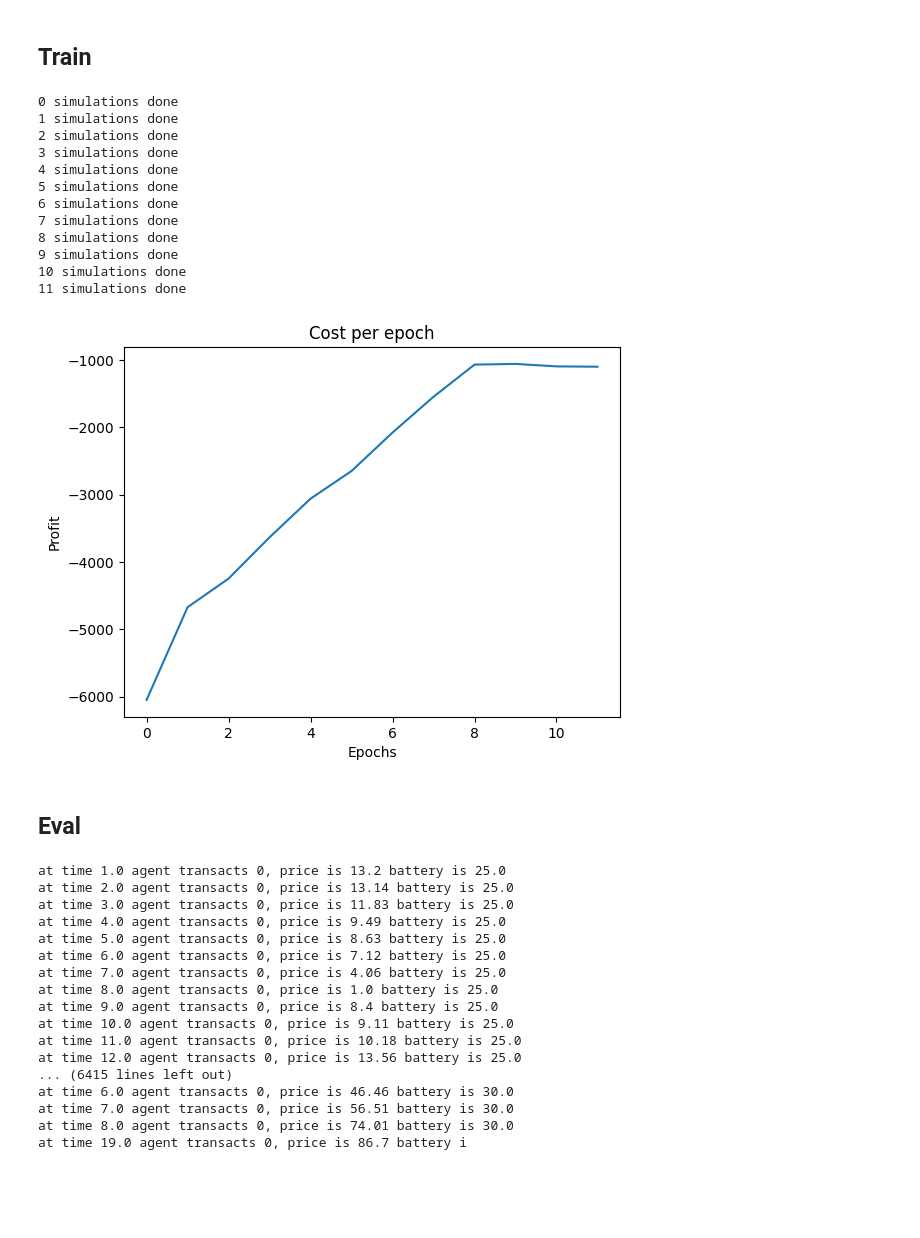
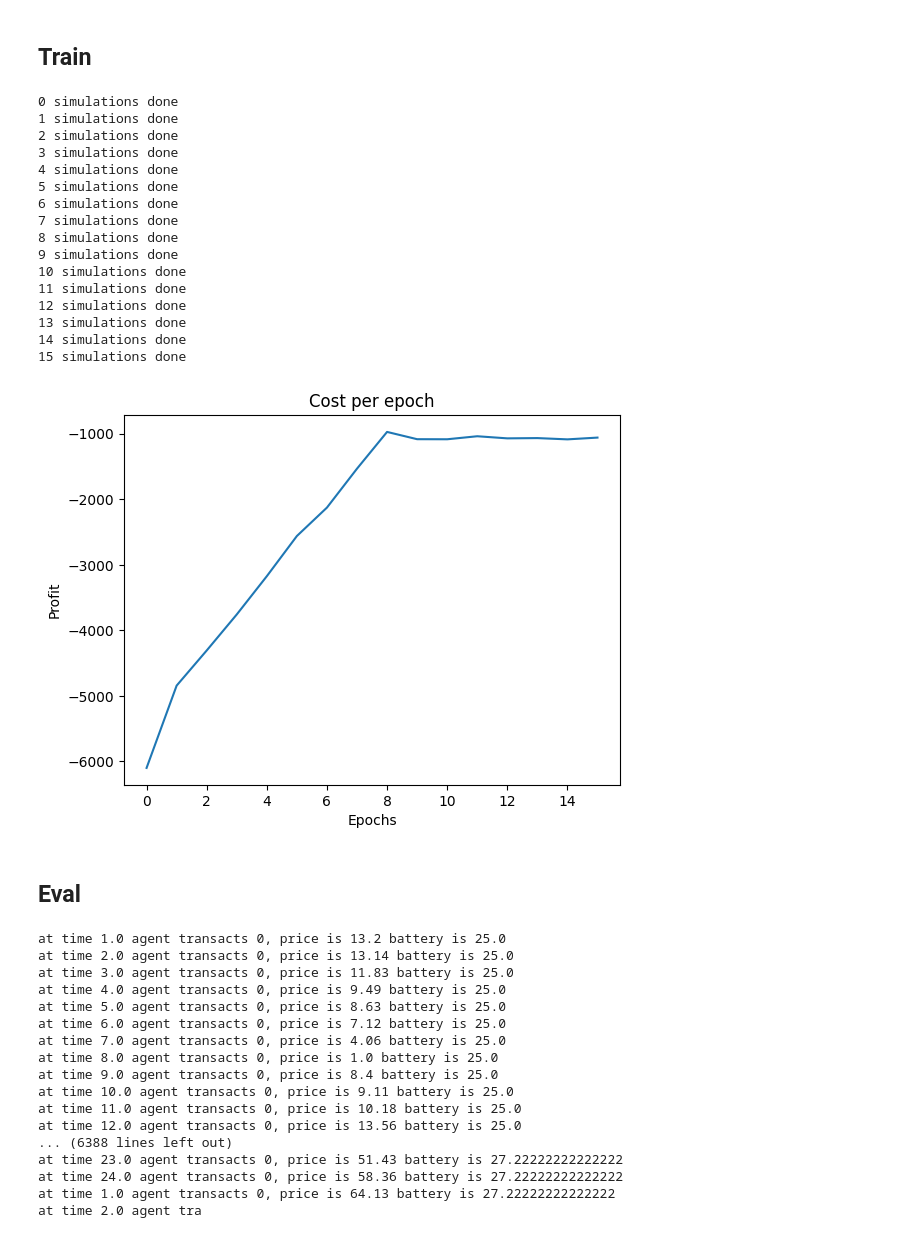
Before and after one commit to aeli3/RL-Project-2024, a Jupyter notebook: Final_Agent.ipynb, the cells around one changed output. Saved outputs shown, nothing was run; the diff lists cells and outputs as text; code cells hidden in the pictures; blank space fills up the shorter version.

```diff
--- a/Final_Agent.ipynb
+++ b/Final_Agent.ipynb
@@ -210,7 +210,7 @@ class QAgent():
 
     def reward_shape(self, reward, continuous_action):
         if continuous_action < 0:
-            reward -= 0.05 * 35
+            reward -= 0.05 * 25
         if continuous_action > 0:
             reward -= 0.02 * 25
         return reward
@@ -255,11 +255,12 @@ class QAgent():
             while not done:
                 current_state = self.env.observation()
                 current_state = self.discretize_features(current_state)
-                action = self.select_action_epsilon_greedy(current_state) #these should be indices
+                action = self.select_action_epsilon_greedy(current_state)
                 continuous_action = self.to_continuous(action)
 
                 next_state, reward, done, truncated, info = self.env.step(continuous_action)
                 profits += reward
+
                 next_state = self.discretize_features(next_state)
                 next_state_mask = self.mask()
                 reward = self.reward_shape(reward, continuous_action)
@@ -290,44 +291,53 @@ class QAgent():
 # %%
 env = Electric_Car(path_to_test_data='train.xlsx')
 agent = QAgent(env, action_space=custom_action_space)
-agent.train(simulations=12)
+agent.train(simulations=16)
 agent.plot_profits()
 # %% [output]
 0 simulations done
 1 simulations done
 2 simulations done
 3 simulations done
 4 simulations done
 5 simulations done
 6 simulations done
 7 simulations done
 8 simulations done
 9 simulations done
 10 simulations done
 11 simulations done
+12 simulations done
+13 simulations done
+14 simulations done
+15 simulations done
-[figure, old version]
+[figure, new version]
 # %% [markdown]
 ## Eval
 # %%
 eval_env = Electric_Car(path_to_test_data='validate.xlsx')
 agent.env = eval_env
 discrete_act = [-25, -12.5, 0, 12.5, 25]
-done = False
-profits = 0
+all_profits = []
 
-while not done:
-    current_state = agent.env.observation()
-    battery, price, hour  = current_state[0], current_state[1], current_state[2]
-    current_state = agent.discretize_features(current_state)
+for episode in range(5):
+    done = False
+    profits = 0
+    while not done:
+        current_state = agent.env.observation()
+        battery, price, hour  = current_state[0], current_state[1], current_state[2]
+        current_state = agent.discretize_features(current_state)
 
-    action = agent.predict(current_state)
-    continuous_action = agent.to_continuous(action)
-    if agent.env.car_is_available:
-        print(f"at time {hour} agent transacts {discrete_act[action]}, price is {price} battery is {battery}")
-    next_state, reward, done, trucated, info = agent.env.step(continuous_action)
-    profits += reward
+        action = agent.predict(current_state)
+        continuous_action = agent.to_continuous(action)
+        if agent.env.car_is_available and episode == 4:
+            print(f"at time {hour} agent transacts {discrete_act[action]}, price is {price} battery is {battery}")
+        next_state, reward, done, trucated, info = agent.env.step(continuous_action)
+        profits += reward
 
-print("Profit on validation set: ", profits)
+    all_profits.append(profits)
+    agent.reset()
+
+print("Profit on validation set over 5 episodes: ", np.mean(all_profits))
 # %% [output]
 at time 1.0 agent transacts 0, price is 13.2 battery is 25.0
 at time 2.0 agent transacts 0, price is 13.14 battery is 25.0
@@ -341,8 +351,8 @@ at time 9.0 agent transacts 0, price is 8.4 battery is 25.0
 at time 10.0 agent transacts 0, price is 9.11 battery is 25.0
 at time 11.0 agent transacts 0, price is 10.18 battery is 25.0
 at time 12.0 agent transacts 0, price is 13.56 battery is 25.0
-... (6415 lines left out)
-at time 6.0 agent transacts 0, price is 46.46 battery is 30.0
-at time 7.0 agent transacts 0, price is 56.51 battery is 30.0
-at time 8.0 agent transacts 0, price is 74.01 battery is 30.0
-at time 19.0 agent transacts 0, price is 86.7 battery i
+... (6388 lines left out)
+at time 23.0 agent transacts 0, price is 51.43 battery is 27.22222222222222
+at time 24.0 agent transacts 0, price is 58.36 battery is 27.22222222222222
+at time 1.0 agent transacts 0, price is 64.13 battery is 27.22222222222222
+at time 2.0 agent tra
```
Also changed, not shown: parts of 10 cells of this notebook.
